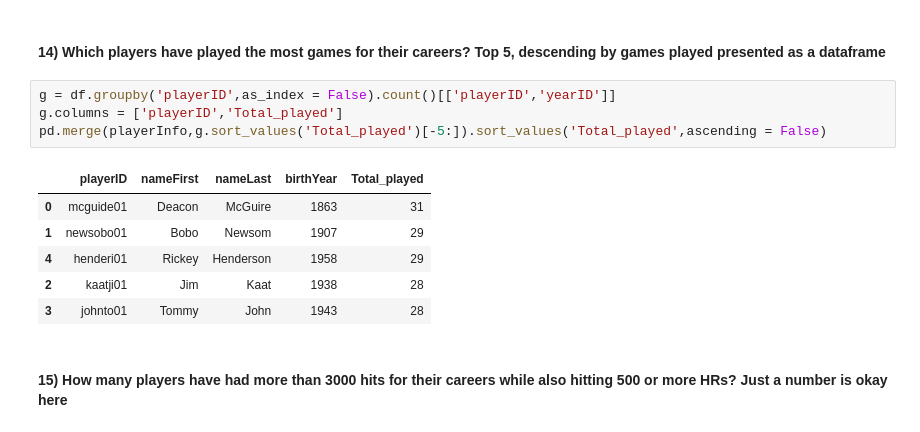
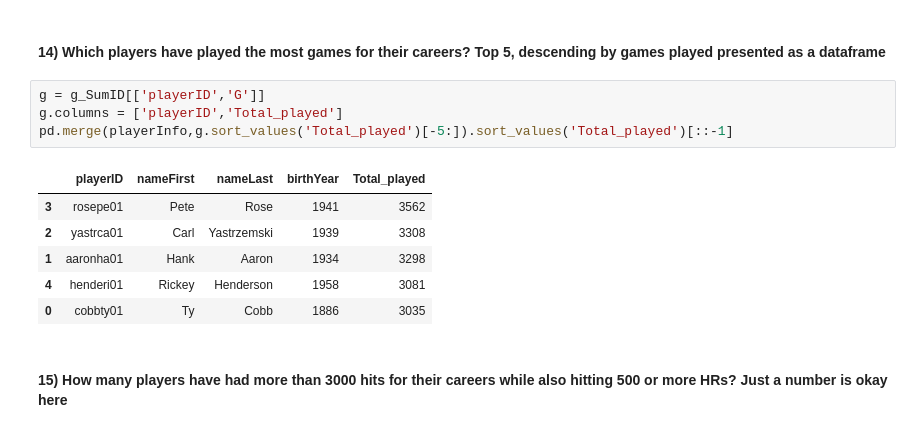
Before and after one commit to Yrzxiong/data-analysis-for-2016-baseball-games, a Jupyter notebook: assignment 1.ipynb, the cells around one changed output. Drawn from its saved outputs; the diff is of its cells as text.

```diff
--- a/assignment 1.ipynb
+++ b/assignment 1.ipynb
@@ -209,16 +219,16 @@ pd.merge(playerInfo,g).sort_values('yearID')
 # %% [markdown]
 #### 14) Which players have played the most games for their careers?  Top 5, descending by games played presented as a dataframe
 # %%
-g = df.groupby('playerID',as_index = False).count()[['playerID','yearID']]
+g = g_SumID[['playerID','G']]
 g.columns = ['playerID','Total_played']
-pd.merge(playerInfo,g.sort_values('Total_played')[-5:]).sort_values('Total_played',ascending = False)
+pd.merge(playerInfo,g.sort_values('Total_played')[-5:]).sort_values('Total_played')[::-1]
 # %% [output]
 |  | playerID | nameFirst | nameLast | birthYear | Total_played |
-| 0 | mcguide01 | Deacon | McGuire | 1863 | 31 |
-| 1 | newsobo01 | Bobo | Newsom | 1907 | 29 |
-| 4 | henderi01 | Rickey | Henderson | 1958 | 29 |
-| 2 | kaatji01 | Jim | Kaat | 1938 | 28 |
-| 3 | johnto01 | Tommy | John | 1943 | 28 |
+| 3 | rosepe01 | Pete | Rose | 1941 | 3562 |
+| 2 | yastrca01 | Carl | Yastrzemski | 1939 | 3308 |
+| 1 | aaronha01 | Hank | Aaron | 1934 | 3298 |
+| 4 | henderi01 | Rickey | Henderson | 1958 | 3081 |
+| 0 | cobbty01 | Ty | Cobb | 1886 | 3035 |
 # %% [markdown]
 #### 15) How many players have had more than 3000 hits for their careers while also hitting 500 or more HRs?  Just a number is okay here
 # %%
```
Also changed, not shown: parts of 6 cells of this notebook.
